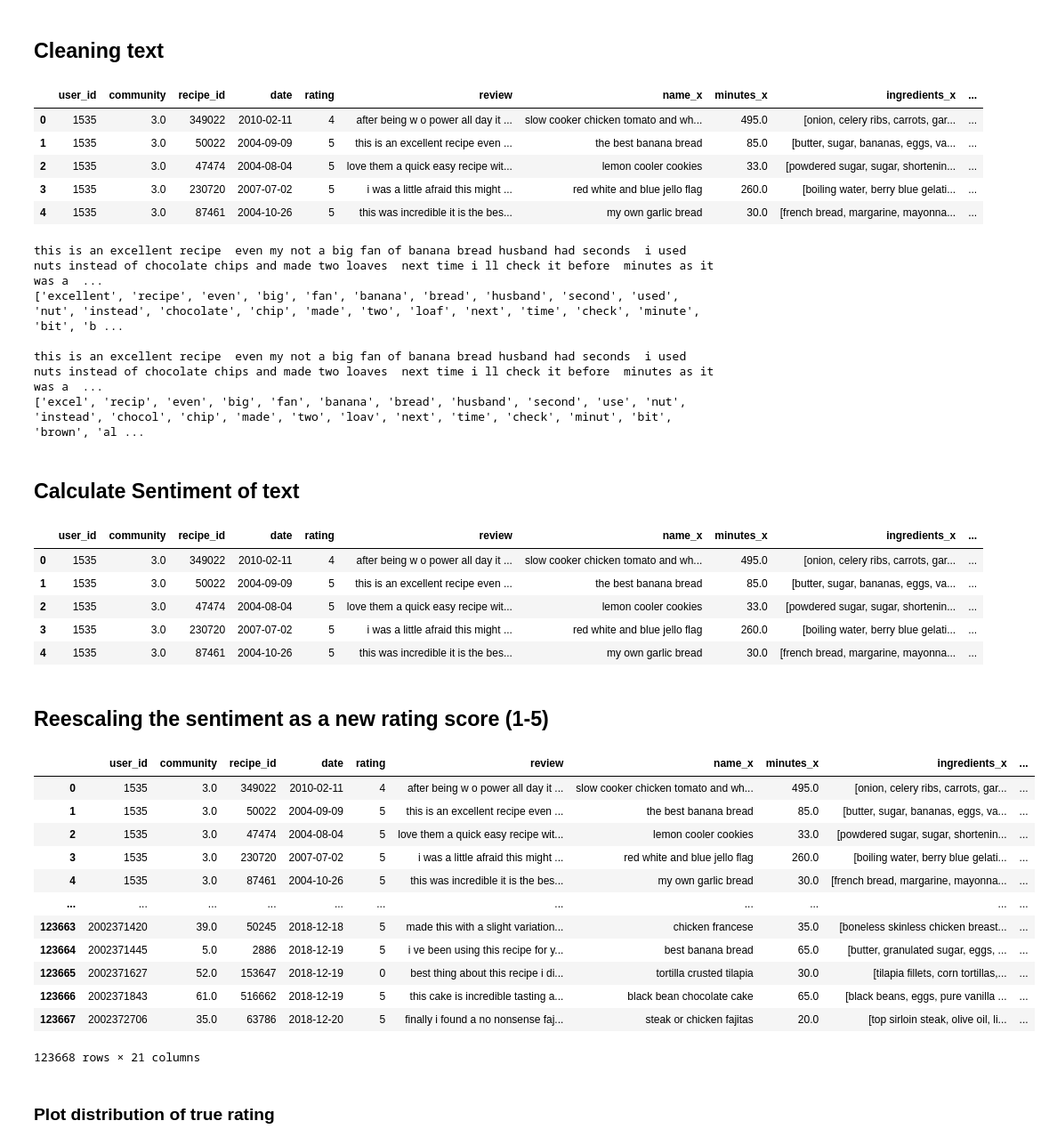
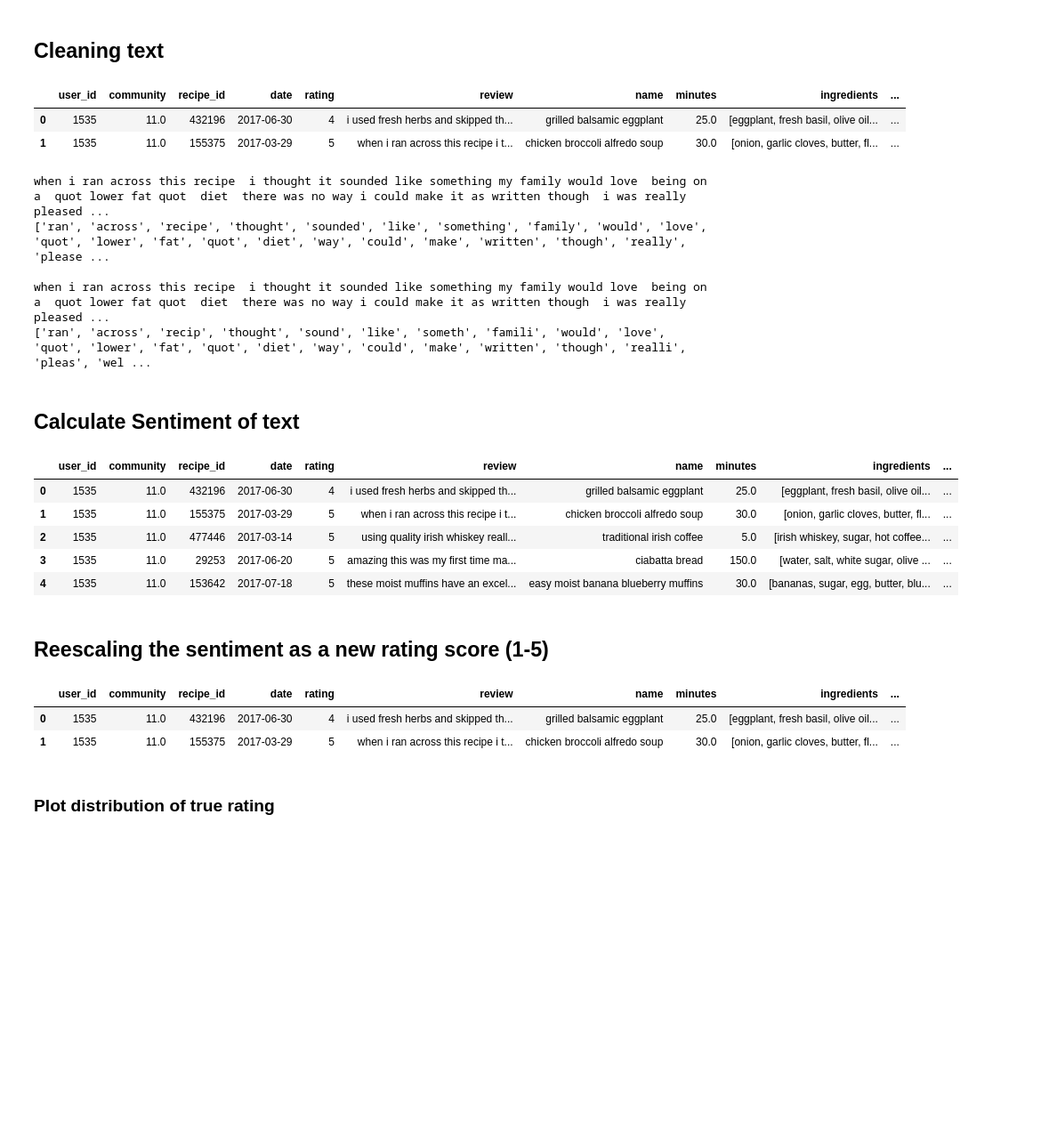
Before and after one commit to lucialarraona/finalproject_socialgraphs22, a Jupyter notebook: Notebooks/Final_Notebook.ipynb, the cells around one changed output. Shown at 89% size. Cells and saved outputs as stored; diff of their text form; code cells hidden in the pictures; blank space fills up the shorter version.

```diff
--- a/Notebooks/Final_Notebook.ipynb
+++ b/Notebooks/Final_Notebook.ipynb
@@ -860,5 +836,5 @@ df_com_map.head()
 # %%
-df_reviews_raw = pd.merge(df_com_map, df_reviews, how="left", on=["user_id"]) # merging left is using only the keys on the left df, in this case df_com_map
+df_reviews_raw = pd.merge(df_com_map, df_reviews_filter, how="left", on=["user_id"]) # merging left is using only the keys on the left df, in this case df_com_map
 print(df_reviews_raw.shape)
 df_reviews_raw.head()
 # %% [output]
@@ -923,14 +899,11 @@ def clean_lemma (review):
 df_reviews2['review'] =df_reviews2['review'] .astype('str')  # object to string
 df_reviews2['review'] = df_reviews2['review'] .apply(text_cleaning) # cleaning
 df_reviews2['review_tokens']= df_reviews2['review'].map(clean_lemma) # apply lemmatization for now
-df_reviews2.head()
+df_reviews2.head(2)
 # %% [output]
-|  | user_id | community | recipe_id | date | rating | review | name_x | minutes_x | ingredients_x | ... |
-| 0 | 1535 | 3.0 | 349022 | 2010-02-11 | 4 | after being w o power all day it ... | slow cooker chicken tomato and wh... | 495.0 | [onion, celery ribs, carrots, gar... | ... |
-| 1 | 1535 | 3.0 | 50022 | 2004-09-09 | 5 | this is an excellent recipe even ... | the best banana bread | 85.0 | [butter, sugar, bananas, eggs, va... | ... |
-| 2 | 1535 | 3.0 | 47474 | 2004-08-04 | 5 | love them a quick easy recipe wit... | lemon cooler cookies | 33.0 | [powdered sugar, sugar, shortenin... | ... |
-| 3 | 1535 | 3.0 | 230720 | 2007-07-02 | 5 | i was a little afraid this might ... | red white and blue jello flag | 260.0 | [boiling water, berry blue gelati... | ... |
-| 4 | 1535 | 3.0 | 87461 | 2004-10-26 | 5 | this was incredible it is the bes... | my own garlic bread | 30.0 | [french bread, margarine, mayonna... | ... |
+|  | user_id | community | recipe_id | date | rating | review | name | minutes | ingredients | ... |
+| 0 | 1535 | 11.0 | 432196 | 2017-06-30 | 4 | i used fresh herbs and skipped th... | grilled balsamic eggplant | 25.0 | [eggplant, fresh basil, olive oil... | ... |
+| 1 | 1535 | 11.0 | 155375 | 2017-03-29 | 5 | when i ran across this recipe i t... | chicken broccoli alfredo soup | 30.0 | [onion, garlic cloves, butter, fl... | ... |
 # %%
 #//// Sanity check of differneces between lemmatizing and stemming
 print(df_reviews2['review'][1])
@@ -939,11 +912,11 @@ print()
 print(df_reviews2['review'][1])
 print(clean_stem(df_reviews2['review'][1]))
 # %% [output]
-this is an excellent recipe  even my not a big fan of banana bread husband had seconds  i used nuts instead of chocolate chips and made two loaves  next time i ll check it before  minutes as it was a  ...
-['excellent', 'recipe', 'even', 'big', 'fan', 'banana', 'bread', 'husband', 'second', 'used', 'nut', 'instead', 'chocolate', 'chip', 'made', 'two', 'loaf', 'next', 'time', 'check', 'minute', 'bit', 'b ...
+when i ran across this recipe  i thought it sounded like something my family would love  being on a  quot lower fat quot  diet  there was no way i could make it as written though  i was really pleased ...
+['ran', 'across', 'recipe', 'thought', 'sounded', 'like', 'something', 'family', 'would', 'love', 'quot', 'lower', 'fat', 'quot', 'diet', 'way', 'could', 'make', 'written', 'though', 'really', 'please ...
 
-this is an excellent recipe  even my not a big fan of banana bread husband had seconds  i used nuts instead of chocolate chips and made two loaves  next time i ll check it before  minutes as it was a  ...
-['excel', 'recip', 'even', 'big', 'fan', 'banana', 'bread', 'husband', 'second', 'use', 'nut', 'instead', 'chocol', 'chip', 'made', 'two', 'loav', 'next', 'time', 'check', 'minut', 'bit', 'brown', 'al ...
+when i ran across this recipe  i thought it sounded like something my family would love  being on a  quot lower fat quot  diet  there was no way i could make it as written though  i was really pleased ...
+['ran', 'across', 'recip', 'thought', 'sound', 'like', 'someth', 'famili', 'would', 'love', 'quot', 'lower', 'fat', 'quot', 'diet', 'way', 'could', 'make', 'written', 'though', 'realli', 'pleas', 'wel ...
 # %% [markdown]
 ## Calculate Sentiment of text
 # %%
@@ -972,14 +945,14 @@ def cls(x):
 
 df_reviews2['score']= df_reviews2['review'].apply(lambda x : sentiment(x)) #score
 cls(df_reviews2) # tag (for plotting)
-df_reviews2.head()
+df_reviews2.head(2)
 # %% [output]
-|  | user_id | community | recipe_id | date | rating | review | name_x | minutes_x | ingredients_x | ... |
-| 0 | 1535 | 3.0 | 349022 | 2010-02-11 | 4 | after being w o power all day it ... | slow cooker chicken tomato and wh... | 495.0 | [onion, celery ribs, carrots, gar... | ... |
-| 1 | 1535 | 3.0 | 50022 | 2004-09-09 | 5 | this is an excellent recipe even ... | the best banana bread | 85.0 | [butter, sugar, bananas, eggs, va... | ... |
-| 2 | 1535 | 3.0 | 47474 | 2004-08-04 | 5 | love them a quick easy recipe wit... | lemon cooler cookies | 33.0 | [powdered sugar, sugar, shortenin... | ... |
-| 3 | 1535 | 3.0 | 230720 | 2007-07-02 | 5 | i was a little afraid this might ... | red white and blue jello flag | 260.0 | [boiling water, berry blue gelati... | ... |
-| 4 | 1535 | 3.0 | 87461 | 2004-10-26 | 5 | this was incredible it is the bes... | my own garlic bread | 30.0 | [french bread, margarine, mayonna... | ... |
+|  | user_id | community | recipe_id | date | rating | review | name | minutes | ingredients | ... |
+| 0 | 1535 | 11.0 | 432196 | 2017-06-30 | 4 | i used fresh herbs and skipped th... | grilled balsamic eggplant | 25.0 | [eggplant, fresh basil, olive oil... | ... |
+| 1 | 1535 | 11.0 | 155375 | 2017-03-29 | 5 | when i ran across this recipe i t... | chicken broccoli alfredo soup | 30.0 | [onion, garlic cloves, butter, fl... | ... |
+| 2 | 1535 | 11.0 | 477446 | 2017-03-14 | 5 | using quality irish whiskey reall... | traditional irish coffee | 5.0 | [irish whiskey, sugar, hot coffee... | ... |
+| 3 | 1535 | 11.0 | 29253 | 2017-06-20 | 5 | amazing this was my first time ma... | ciabatta bread | 150.0 | [water, salt, white sugar, olive ... | ... |
+| 4 | 1535 | 11.0 | 153642 | 2017-07-18 | 5 | these moist muffins have an excel... | easy moist banana blueberry muffins | 30.0 | [bananas, sugar, egg, butter, blu... | ... |
 # %%
 import plotly as ply
 import plotly.graph_objs as go
@@ -996,25 +969,15 @@ fig.show()
 # %%
 # Rescaling the score to 0-1 and then divinding by 5 to match the range of the rating and comapre
 
 from sklearn.preprocessing import minmax_scale
 
 df_reviews2[['score_scale']] = minmax_scale(df_reviews2[['score']])
 df_reviews2[['score_scale2']] = df_reviews2[['score_scale']]*5
-df_reviews2
+df_reviews2.head(2)
 # %% [output]
-|  | user_id | community | recipe_id | date | rating | review | name_x | minutes_x | ingredients_x | ... |
-| 0 | 1535 | 3.0 | 349022 | 2010-02-11 | 4 | after being w o power all day it ... | slow cooker chicken tomato and wh... | 495.0 | [onion, celery ribs, carrots, gar... | ... |
-| 1 | 1535 | 3.0 | 50022 | 2004-09-09 | 5 | this is an excellent recipe even ... | the best banana bread | 85.0 | [butter, sugar, bananas, eggs, va... | ... |
-| 2 | 1535 | 3.0 | 47474 | 2004-08-04 | 5 | love them a quick easy recipe wit... | lemon cooler cookies | 33.0 | [powdered sugar, sugar, shortenin... | ... |
-| 3 | 1535 | 3.0 | 230720 | 2007-07-02 | 5 | i was a little afraid this might ... | red white and blue jello flag | 260.0 | [boiling water, berry blue gelati... | ... |
-| 4 | 1535 | 3.0 | 87461 | 2004-10-26 | 5 | this was incredible it is the bes... | my own garlic bread | 30.0 | [french bread, margarine, mayonna... | ... |
-| ... | ... | ... | ... | ... | ... | ... | ... | ... | ... | ... |
-| 123663 | 2002371420 | 39.0 | 50245 | 2018-12-18 | 5 | made this with a slight variation... | chicken francese | 35.0 | [boneless skinless chicken breast... | ... |
-| 123664 | 2002371445 | 5.0 | 2886 | 2018-12-19 | 5 | i ve been using this recipe for y... | best banana bread | 65.0 | [butter, granulated sugar, eggs, ... | ... |
-| 123665 | 2002371627 | 52.0 | 153647 | 2018-12-19 | 0 | best thing about this recipe i di... | tortilla crusted tilapia | 30.0 | [tilapia fillets, corn tortillas,... | ... |
-| 123666 | 2002371843 | 61.0 | 516662 | 2018-12-19 | 5 | this cake is incredible tasting a... | black bean chocolate cake | 65.0 | [black beans, eggs, pure vanilla ... | ... |
-| 123667 | 2002372706 | 35.0 | 63786 | 2018-12-20 | 5 | finally i found a no nonsense faj... | steak or chicken fajitas | 20.0 | [top sirloin steak, olive oil, li... | ... |
+|  | user_id | community | recipe_id | date | rating | review | name | minutes | ingredients | ... |
+| 0 | 1535 | 11.0 | 432196 | 2017-06-30 | 4 | i used fresh herbs and skipped th... | grilled balsamic eggplant | 25.0 | [eggplant, fresh basil, olive oil... | ... |
+| 1 | 1535 | 11.0 | 155375 | 2017-03-29 | 5 | when i ran across this recipe i t... | chicken broccoli alfredo soup | 30.0 | [onion, garlic cloves, butter, fl... | ... |
-123668 rows × 21 columns
 # %% [markdown]
 ### Plot distribution of true rating
 # %%
```
Also changed, not shown: parts of 57 cells of this notebook, 2 other files.
